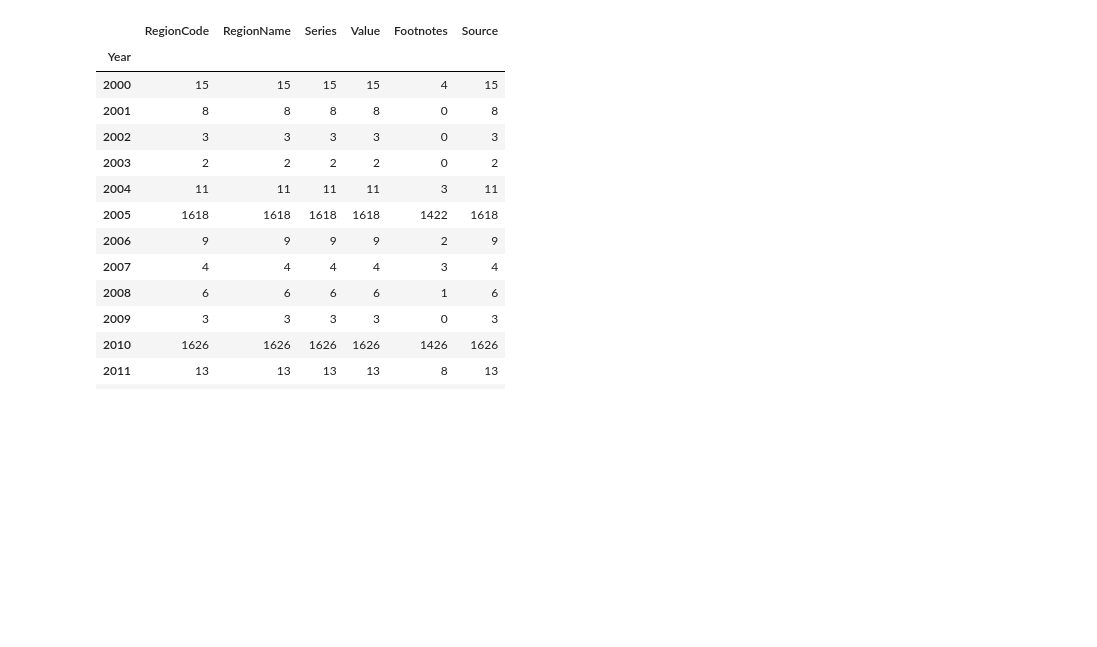
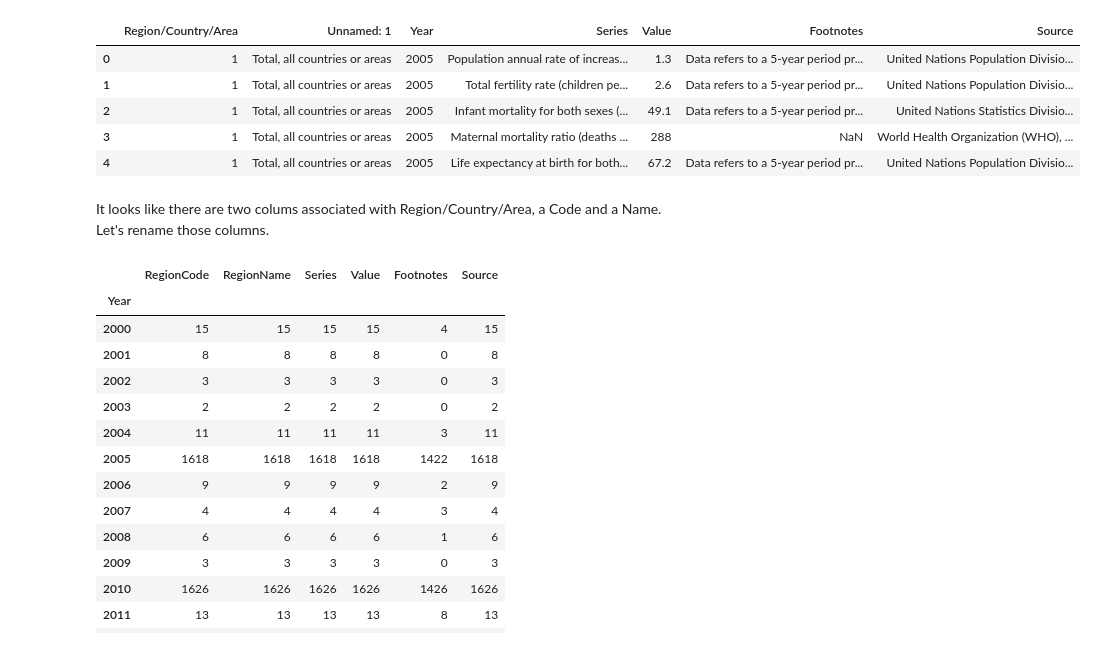
Before and after one commit to michellejkim/dc-ds-071519, a Jupyter notebook: Blogs/20190723/20190723_Blog-UNMortality.ipynb, the cells around one changed output. Cells and saved outputs as stored; diff of their text form; code cells hidden in the pictures; blank space fills up the shorter version.

```diff
--- a/Blogs/20190723/20190723_Blog-UNMortality.ipynb
+++ b/Blogs/20190723/20190723_Blog-UNMortality.ipynb
@@ -1,4 +1,21 @@
 # %%
 import pandas as pd
 import matplotlib.pyplot as plt
+# %%
+# Import UN Mortality Data
+mortality_url = 'UN_MortalityData.csv'
+mortality = pd.read_csv(mortality_url,\
+                        skiprows = 1,\
+                        encoding = 'ISO-8859-1')
+# %%
+mortality.head()
+# %% [output]
+|  | Region/Country/Area | Unnamed: 1 | Year | Series | Value | Footnotes | Source |
+| 0 | 1 | Total, all countries or areas | 2005 | Population annual rate of increas... | 1.3 | Data refers to a 5-year period pr... | United Nations Population Divisio... |
+| 1 | 1 | Total, all countries or areas | 2005 | Total fertility rate (children pe... | 2.6 | Data refers to a 5-year period pr... | United Nations Population Divisio... |
+| 2 | 1 | Total, all countries or areas | 2005 | Infant mortality for both sexes (... | 49.1 | Data refers to a 5-year period pr... | United Nations Statistics Divisio... |
+| 3 | 1 | Total, all countries or areas | 2005 | Maternal mortality ratio (deaths ... | 288 | NaN | World Health Organization (WHO), ... |
+| 4 | 1 | Total, all countries or areas | 2005 | Life expectancy at birth for both... | 67.2 | Data refers to a 5-year period pr... | United Nations Population Divisio... |
+# %% [markdown]
+It looks like there are two colums associated with Region/Country/Area, a Code and a Name. <br> Let's rename those columns.
 # %%
```
Also changed, not shown: parts of 15 cells of this notebook, 18 other files.
